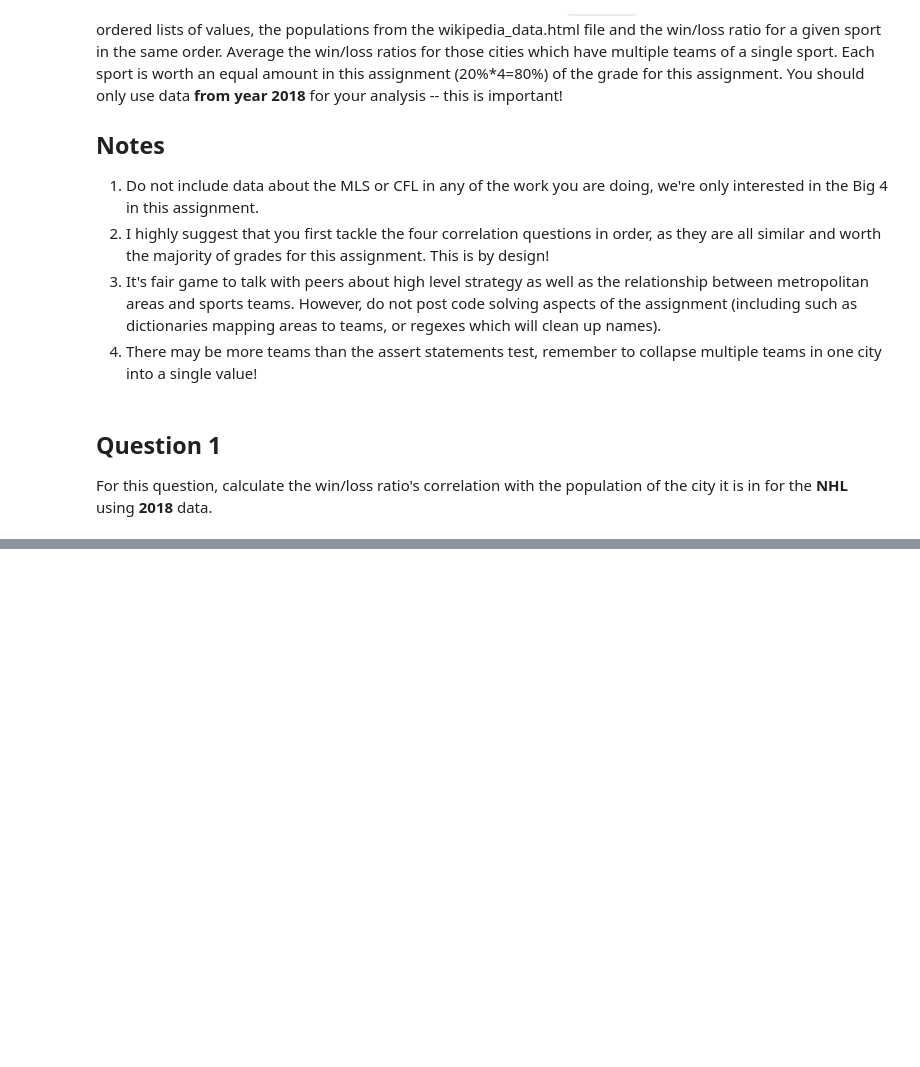
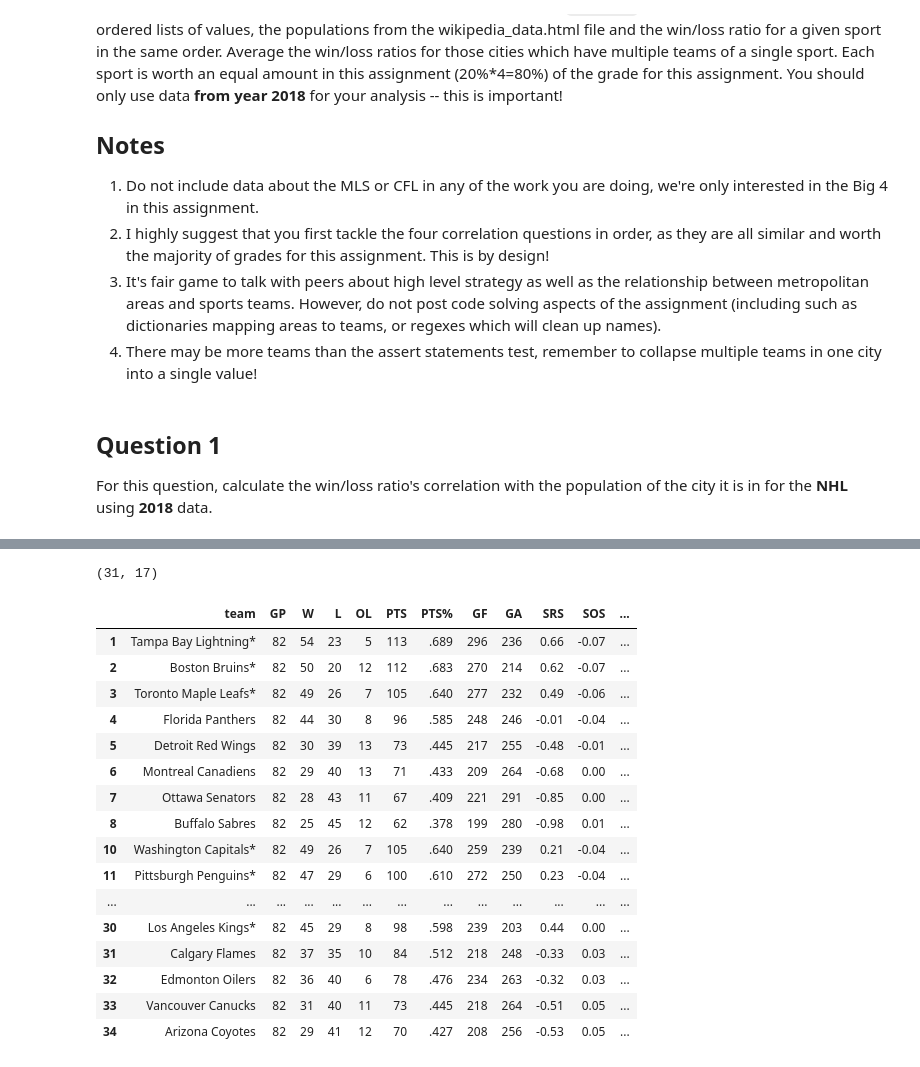
Before and after one commit to tinonogood/Python_Note, a Jupyter notebook: DS_Note/Coursera_IntrotoDSinPy/wk4/assignment4.ipynb, the cells around one changed output, grey strips where cells are left out. Drawn from its saved outputs; the diff is of its cells as text; code cells hidden in the pictures; blank space fills up the shorter version.

```diff
--- a/DS_Note/Coursera_IntrotoDSinPy/wk4/assignment4.ipynb
+++ b/DS_Note/Coursera_IntrotoDSinPy/wk4/assignment4.ipynb
@@ -37,0 +66,34 @@ def nhl_correlation():
+# %%
+import pandas as pd
+import numpy as np
+import scipy.stats as stats
+import re
+
+nhl_df=pd.read_csv("assets/nhl.csv")
+nhl_df = nhl_df[nhl_df['year'] == 2018]
+nhl_df = nhl_df[~nhl_df['team'].str.contains('Division', na=False)]
+nhl_df[['Metropolitan area','NHL']] = nhl_df['team'].str.rsplit(' ',1,expand=True)
+nhl_df['NHL'] = nhl_df['NHL'].str.split('*').str[0]
+
+
+print(nhl_df.shape)
+nhl_df
+# %% [output]
+(31, 17)
+|  | team | GP | W | L | OL | PTS | PTS% | GF | GA | SRS | SOS | ... |
+| 1 | Tampa Bay Lightning* | 82 | 54 | 23 | 5 | 113 | .689 | 296 | 236 | 0.66 | -0.07 | ... |
+| 2 | Boston Bruins* | 82 | 50 | 20 | 12 | 112 | .683 | 270 | 214 | 0.62 | -0.07 | ... |
+| 3 | Toronto Maple Leafs* | 82 | 49 | 26 | 7 | 105 | .640 | 277 | 232 | 0.49 | -0.06 | ... |
+| 4 | Florida Panthers | 82 | 44 | 30 | 8 | 96 | .585 | 248 | 246 | -0.01 | -0.04 | ... |
+| 5 | Detroit Red Wings | 82 | 30 | 39 | 13 | 73 | .445 | 217 | 255 | -0.48 | -0.01 | ... |
+| 6 | Montreal Canadiens | 82 | 29 | 40 | 13 | 71 | .433 | 209 | 264 | -0.68 | 0.00 | ... |
+| 7 | Ottawa Senators | 82 | 28 | 43 | 11 | 67 | .409 | 221 | 291 | -0.85 | 0.00 | ... |
+| 8 | Buffalo Sabres | 82 | 25 | 45 | 12 | 62 | .378 | 199 | 280 | -0.98 | 0.01 | ... |
+| 10 | Washington Capitals* | 82 | 49 | 26 | 7 | 105 | .640 | 259 | 239 | 0.21 | -0.04 | ... |
+| 11 | Pittsburgh Penguins* | 82 | 47 | 29 | 6 | 100 | .610 | 272 | 250 | 0.23 | -0.04 | ... |
+| ... | ... | ... | ... | ... | ... | ... | ... | ... | ... | ... | ... | ... |
+| 30 | Los Angeles Kings* | 82 | 45 | 29 | 8 | 98 | .598 | 239 | 203 | 0.44 | 0.00 | ... |
+| 31 | Calgary Flames | 82 | 37 | 35 | 10 | 84 | .512 | 218 | 248 | -0.33 | 0.03 | ... |
+| 32 | Edmonton Oilers | 82 | 36 | 40 | 6 | 78 | .476 | 234 | 263 | -0.32 | 0.03 | ... |
+| 33 | Vancouver Canucks | 82 | 31 | 40 | 11 | 73 | .445 | 218 | 264 | -0.51 | 0.05 | ... |
+| 34 | Arizona Coyotes | 82 | 29 | 41 | 12 | 70 | .427 | 208 | 256 | -0.53 | 0.05 | ... |
```
Also changed, not shown: parts of 9 cells of this notebook.
